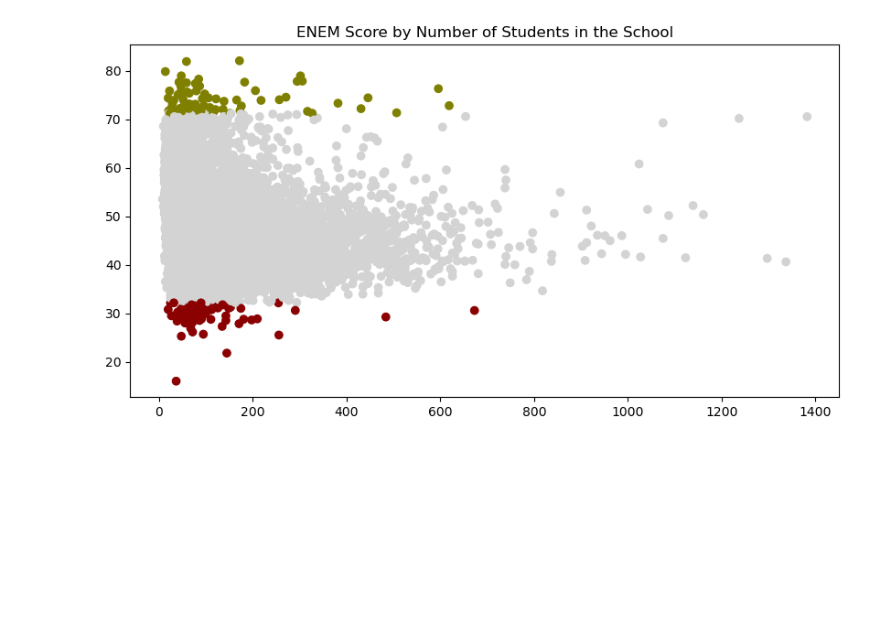
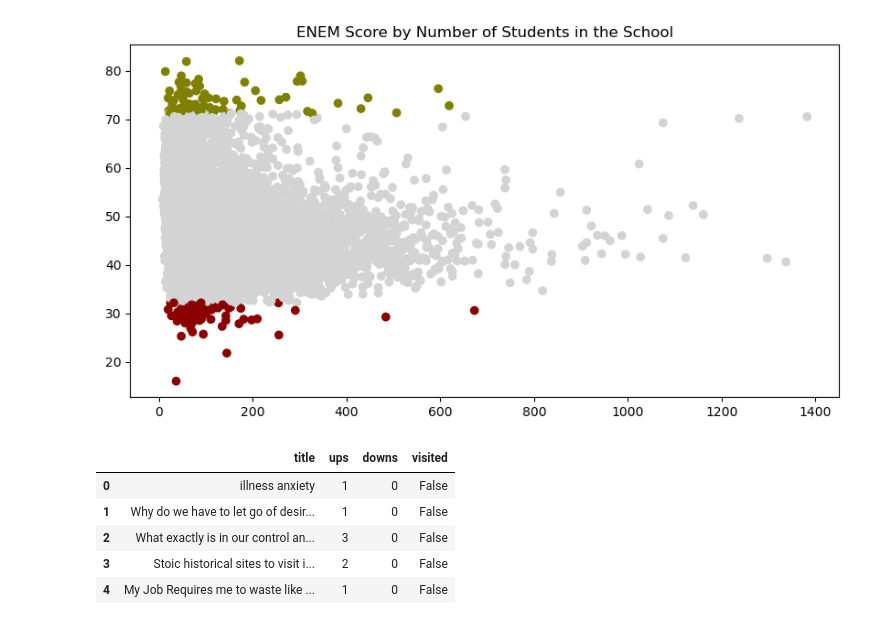
Before and after one commit to Bizovi/decision-making, a Jupyter notebook: playground/03_limit_theorems.ipynb, the cells around one changed output. Saved outputs shown, nothing was run; the diff lists cells and outputs as text; code cells hidden in the pictures; blank space fills up the shorter version.

Commit message:
Simple reddit ranking example

```diff
--- a/playground/03_limit_theorems.ipynb
+++ b/playground/03_limit_theorems.ipynb
@@ -142,0 +148,11 @@ plt.title("ENEM Score by Number of Students in the School");
+# %%
+import praw
+
+reddit = praw.Reddit(
+    client_id=os.environ.get("client_id"),
+    client_secret=os.environ.get("client_secret"),
+    user_agent=os.environ.get("user_agent"),
+)
+
+top_submissions = reddit.subreddit("Stoicism")
+hot_cogsci = top_submissions.new(limit=100)
@@ -142,0 +169,10 @@ plt.title("ENEM Score by Number of Students in the School");
+# %%
+df_submissions = pd.DataFrame(list_submissions)
+df_submissions.head()
+# %% [output]
+|  | title | ups | downs | visited |
+| 0 | illness anxiety | 1 | 0 | False |
+| 1 | Why do we have to let go of desir... | 1 | 0 | False |
+| 2 | What exactly is in our control an... | 3 | 0 | False |
+| 3 | Stoic historical sites to visit i... | 2 | 0 | False |
+| 4 | My Job Requires me to waste like ... | 1 | 0 | False |
```
Also changed, not shown: parts of 5 cells of this notebook, 1 other file.
